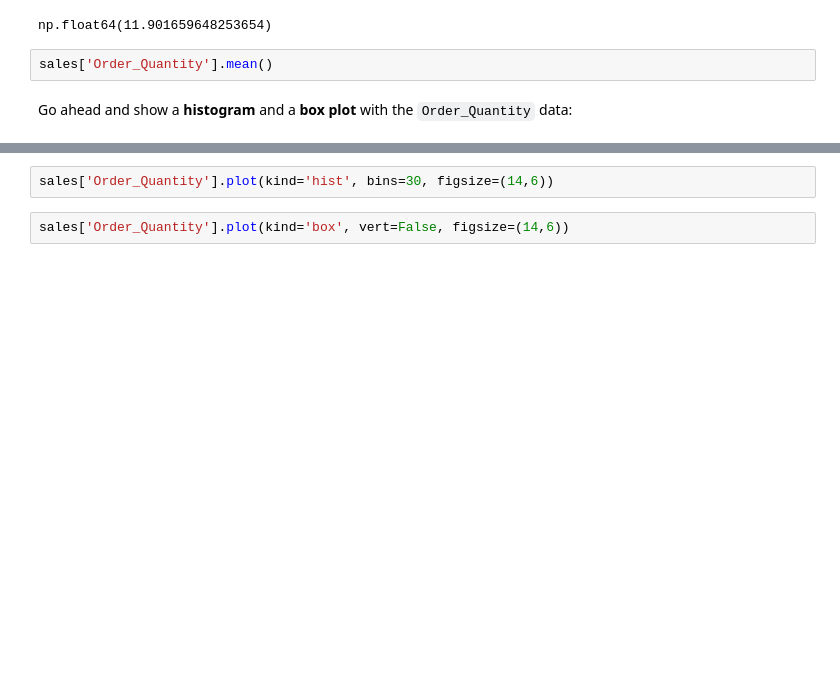
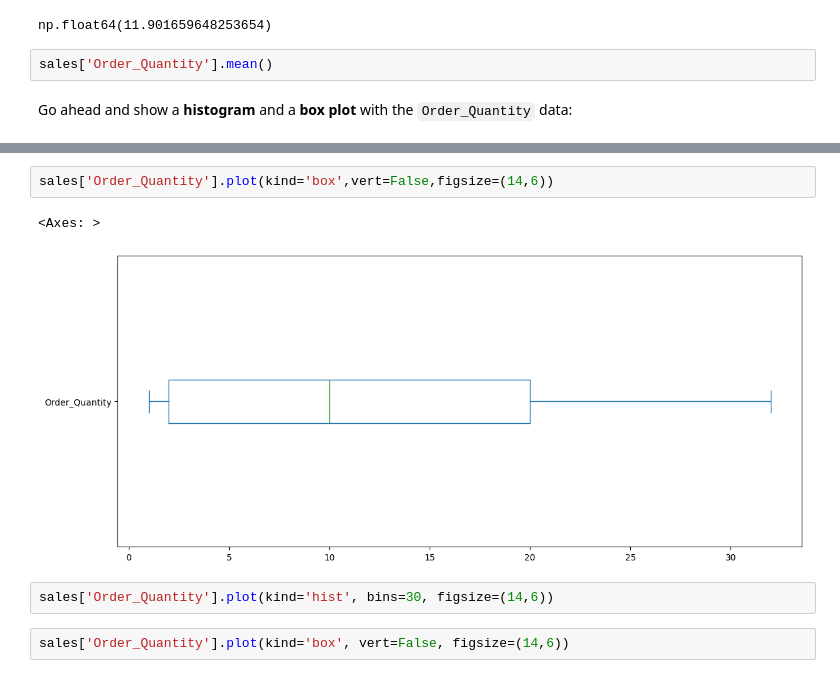
Before and after one commit to Hari6782/Learning_DS, a Jupyter notebook: Exercises_1.ipynb, the cells around one changed output, grey strips where cells are left out. Saved outputs shown, nothing was run; the diff lists cells and outputs as text; blank space fills up the shorter version.

```diff
--- a/Exercises_1.ipynb
+++ b/Exercises_1.ipynb
@@ -83,3 +86,8 @@ Go ahead and show a <b>histogram</b> and a <b>box plot</b> with the `Order_Quant
+# %%
+sales['Order_Quantity'].plot(kind='box',vert=False,figsize=(14,6))
+# %% [output]
+<Axes: >
+[figure, added]
 # %%
 sales['Order_Quantity'].plot(kind='hist', bins=30, figsize=(14,6))
 # %%
```
Also changed, not shown: parts of 7 cells of this notebook.
